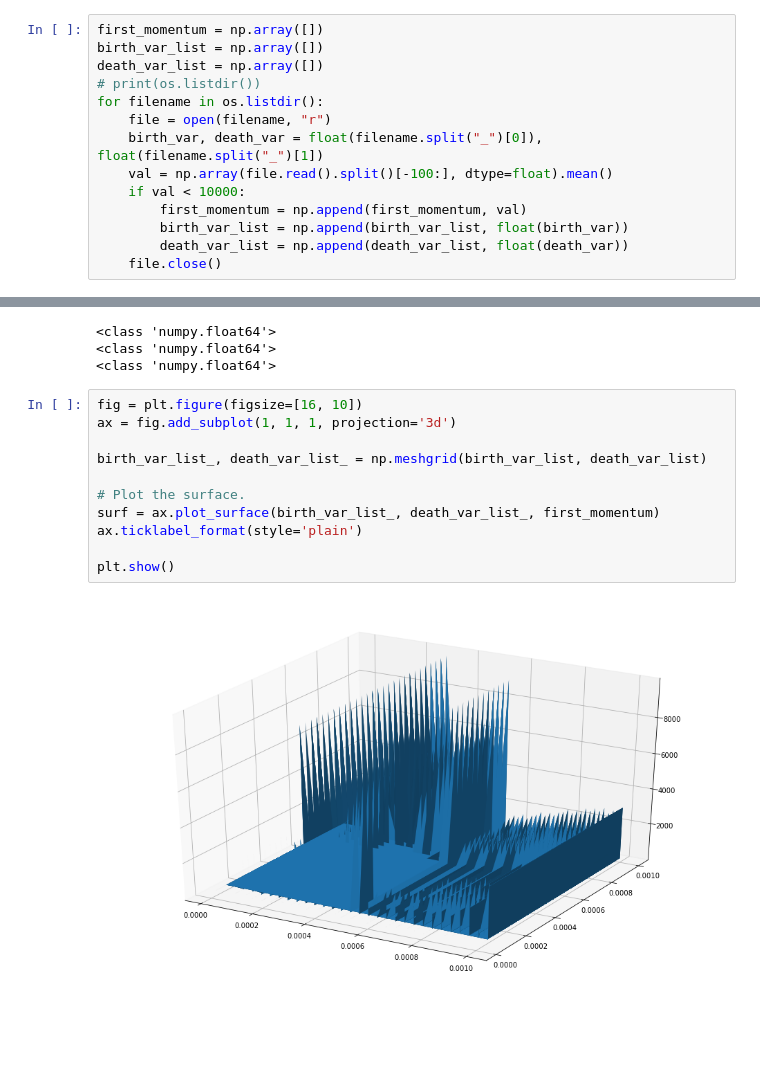
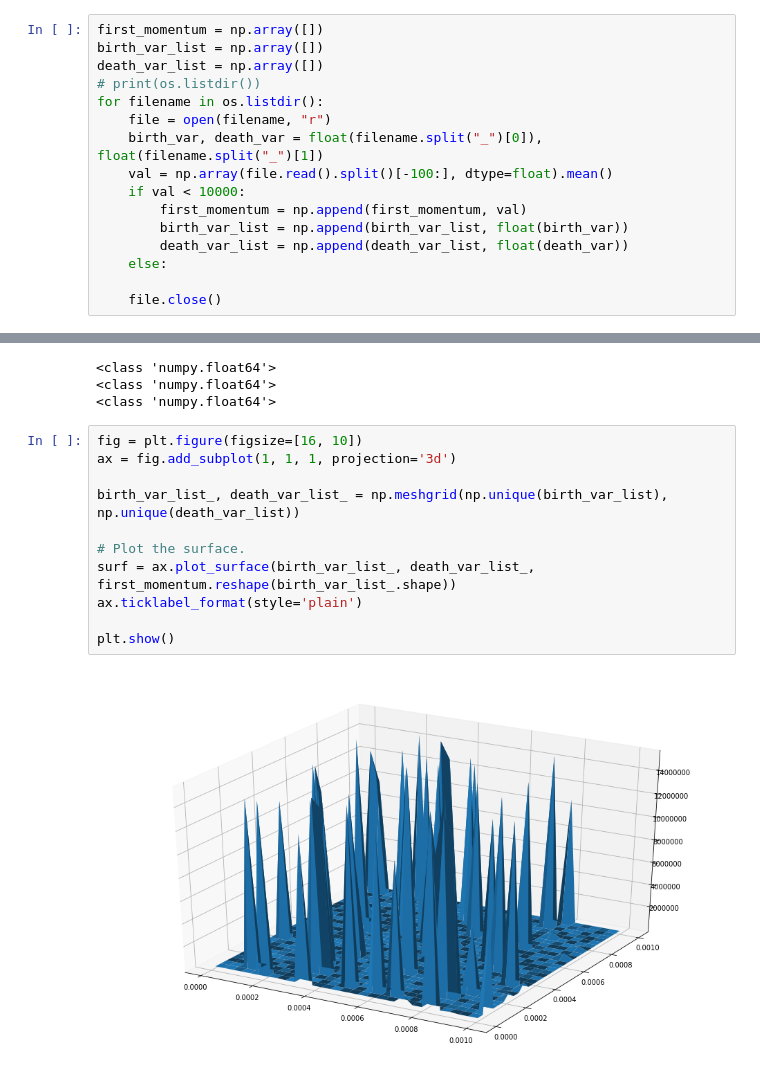
Before and after one commit to topshik/matbio, a Jupyter notebook: one dimension plotter.ipynb, the cells around one changed output, grey strips where cells are left out. Drawn from its saved outputs; the diff is of its cells as text; blank space fills up the shorter version.

```diff
--- a/one dimension plotter.ipynb
+++ b/one dimension plotter.ipynb
@@ -108,6 +108,8 @@ for filename in os.listdir():
         first_momentum = np.append(first_momentum, val)
         birth_var_list = np.append(birth_var_list, float(birth_var))
         death_var_list = np.append(death_var_list, float(death_var))
+    else:
+
     file.close()
 # %%
 #print(first_momentum, birth_var_list, death_var_list)
@@ -122,13 +124,13 @@ print(type(death_var_list[0]))
 # %%
 fig = plt.figure(figsize=[16, 10])
 ax = fig.add_subplot(1, 1, 1, projection='3d')
 
-birth_var_list_, death_var_list_ = np.meshgrid(birth_var_list, death_var_list)
+birth_var_list_, death_var_list_ = np.meshgrid(np.unique(birth_var_list), np.unique(death_var_list))
 
 # Plot the surface.
-surf = ax.plot_surface(birth_var_list_, death_var_list_, first_momentum)
+surf = ax.plot_surface(birth_var_list_, death_var_list_, first_momentum.reshape(birth_var_list_.shape))
 ax.ticklabel_format(style='plain')
 
 plt.show()
 # %% [output]
-[figure, old version]
+[figure, new version]
```
